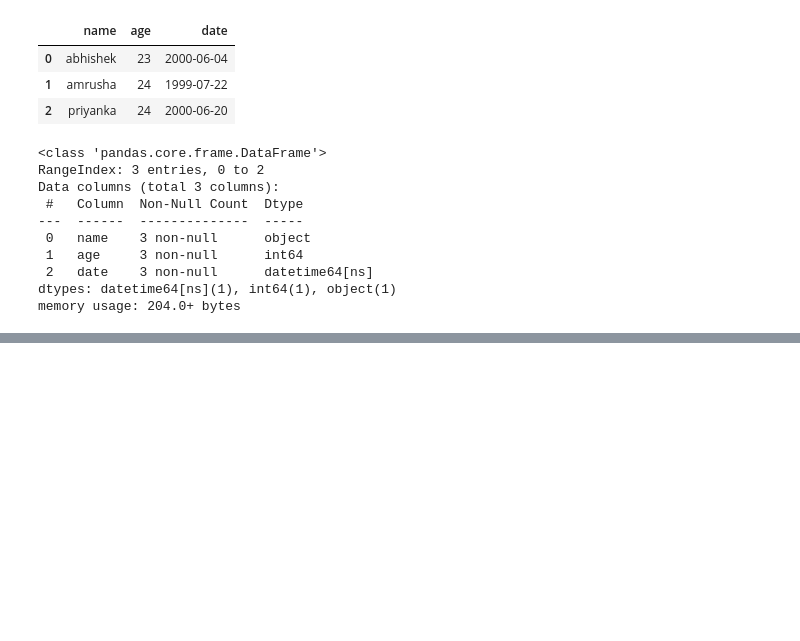
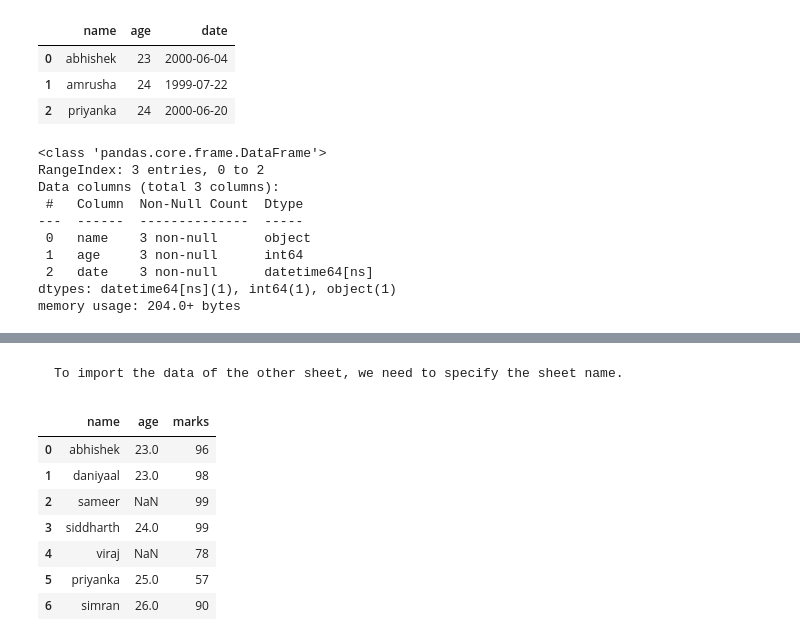
Before and after one commit to abhishekjha462000/data_science_final, a Jupyter notebook: W11_data_analysis_process/01_data_gathering/my_notes.ipynb, the cells around one changed output, grey strips where cells are left out. Saved outputs shown, nothing was run; the diff lists cells and outputs as text; code cells hidden in the pictures; blank space fills up the shorter version.

```diff
--- a/W11_data_analysis_process/01_data_gathering/my_notes.ipynb
+++ b/W11_data_analysis_process/01_data_gathering/my_notes.ipynb
@@ -530,0 +701,13 @@ memory usage: 204.0+ bytes
+# %% [markdown]
+    To import the data of the other sheet, we need to specify the sheet name.
+# %%
+pd.read_excel('marks.xlsx', na_values = {'age' : [' '] },sheet_name = 'marks_sheet')
+# %% [output]
+|  | name | age | marks |
+| 0 | abhishek | 23.0 | 96 |
+| 1 | daniyaal | 23.0 | 98 |
+| 2 | sameer | NaN | 99 |
+| 3 | siddharth | 24.0 | 99 |
+| 4 | viraj | NaN | 78 |
+| 5 | priyanka | 25.0 | 57 |
+| 6 | simran | 26.0 | 90 |
```
Also changed, not shown: parts of 23 cells of this notebook, 7 other files.
